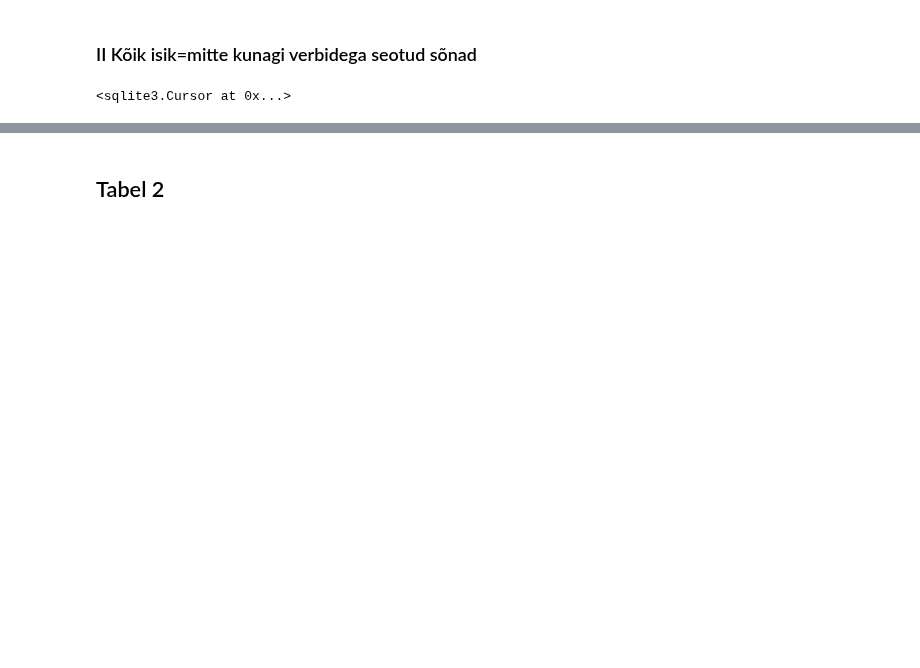
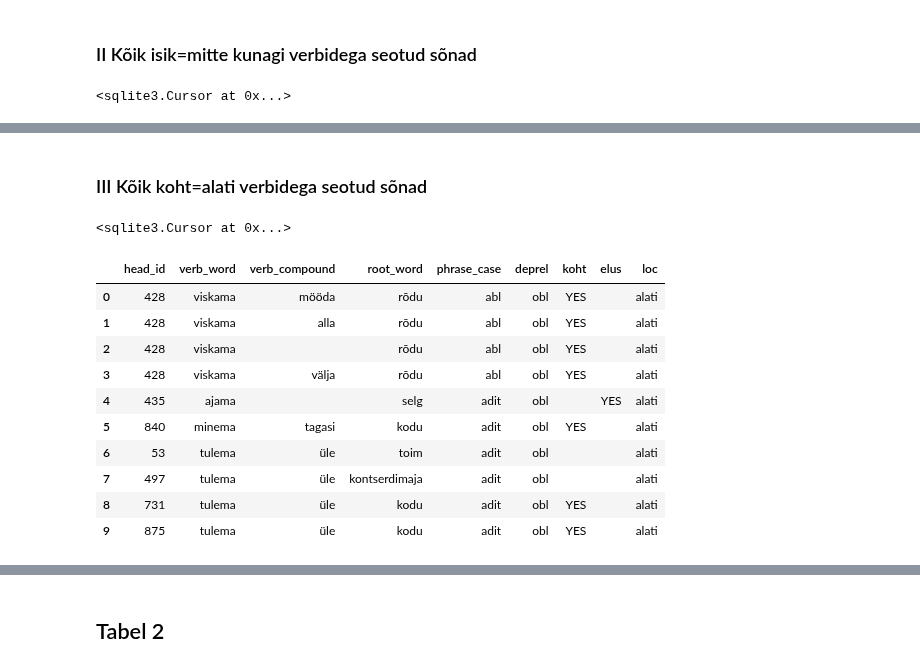
Before and after one commit to estnltk/syntax_experiments, a Jupyter notebook: workflows/005_analysis_of_annotated_actor_patterns/05_creating_summary_tables/02_verbobl_trans_actors.ipynb, the cells around one changed output, grey strips where cells are left out. Drawn from its saved outputs; the diff is of its cells as text; code cells hidden in the pictures; blank space fills up the shorter version.

```diff
--- a/workflows/005_analysis_of_annotated_actor_patterns/05_creating_summary_tables/02_verbobl_trans_actors.ipynb
+++ b/workflows/005_analysis_of_annotated_actor_patterns/05_creating_summary_tables/02_verbobl_trans_actors.ipynb
@@ -30,7 +29,7 @@ VERB_PATTERN_DB = f"{DB_DIR}/verb_patterns.db"
 PATTERN_MATCHES_DB = f"{DB_DIR}/pattern_matches.db"
 
 TRANSACTION_HEAD = "transaction_head"
-ENRICHED_TRANSACTIONS = "transaction_v2"
+ENRICHED_TRANSACTIONS = "transaction_row"
 MATCHED_PHRASES = "matched_phrases"
 
 # vahetabel, ainult obl transaktsioonid
@@ -42,6 +41,9 @@ OBL_TRANSACTIONS_ACTOR_ALWAYS = "trans_verbobl_actor_always"
 # vahetabel, ainult obl transaktsioonid kus isik=mitte kunagi
 OBL_TRANSACTIONS_ACTOR_NEVER = "trans_verbobl_actor_never"
 
+#  vajadusel lisada: vahetabel, ainult obl transaktsioonid kus koht=alati
+OBL_TRANSACTIONS_LOC_ALWAYS = "trans_verbobl_loc_always"
+
 # uus tabel, obl transactions koos isikumääruse infoga
 OBL_TRANSACTIONS_ACTOR = "trans_actor"
 
@@ -49,7 +51,7 @@ OBL_TRANSACTIONS_ACTOR = "trans_actor"
 OBL_TRANSACTIONS_ACTOR_COUNTS = "trans_actor_eluskoht_count"
 
 # temporary help tables for join and counts
-j1, c1, c2, c3, c4 = "join1", "count1", "count2", "count3", "count4"
+j1,j2, c1, c2, c3, c4, c5, c6 = "join1", "join2" , "count1", "count2", "count3", "count4", "count5", "count6"
 # %% [markdown]
 ## Connect to db
 # %%
@@ -184 +186,38 @@ display_db_table(con, OBL_TRANSACTIONS_ACTOR_NEVER, 10, 'head')
+# %% [markdown]
+### III Kõik koht=alati verbidega seotud sõnad
+# %%
+cur.execute("""DROP TABLE IF EXISTS {tbl}""".format(tbl=OBL_TRANSACTIONS_LOC_ALWAYS))
+
+cur.execute("""
+Create table {new_table} as
+SELECT distinct
+    head_id,
+    verb_word,
+    verb_compound,
+    root_word,
+    phrase_case,
+    deprel,
+    koht,
+    elus,
+    'alati' as loc
+FROM {tbl}
+where deprel = 'obl'
+and semantic_role = 'koht_alati'
+""".format(new_table=OBL_TRANSACTIONS_LOC_ALWAYS, tbl=MATCHED_PHRASES))
+# %% [output]
+<sqlite3.Cursor at 0x...>
+# %%
+display_db_table(con, OBL_TRANSACTIONS_LOC_ALWAYS, 10, 'head')
+# %% [output]
+|  | head_id | verb_word | verb_compound | root_word | phrase_case | deprel | koht | elus | loc |
+| 0 | 428 | viskama | mööda | rõdu | abl | obl | YES |  | alati |
+| 1 | 428 | viskama | alla | rõdu | abl | obl | YES |  | alati |
+| 2 | 428 | viskama |  | rõdu | abl | obl | YES |  | alati |
+| 3 | 428 | viskama | välja | rõdu | abl | obl | YES |  | alati |
+| 4 | 435 | ajama |  | selg | adit | obl |  | YES | alati |
+| 5 | 840 | minema | tagasi | kodu | adit | obl | YES |  | alati |
+| 6 | 53 | tulema | üle | toim | adit | obl |  |  | alati |
+| 7 | 497 | tulema | üle | kontserdimaja | adit | obl |  |  | alati |
+| 8 | 731 | tulema | üle | kodu | adit | obl | YES |  | alati |
+| 9 | 875 | tulema | üle | kodu | adit | obl | YES |  | alati |
 # %% [markdown]
```
Also changed, not shown: parts of 13 cells of this notebook, 20 other files.
